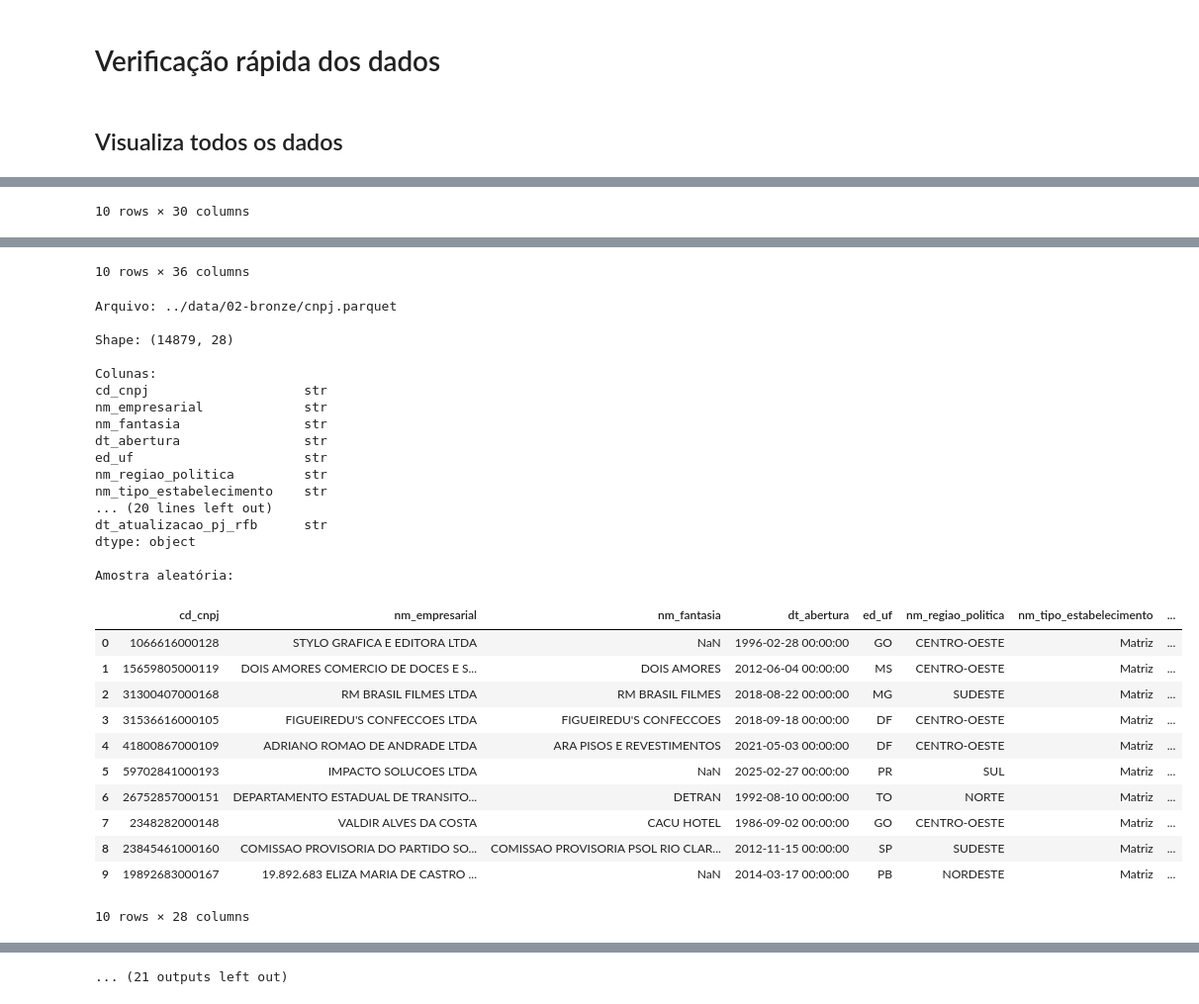
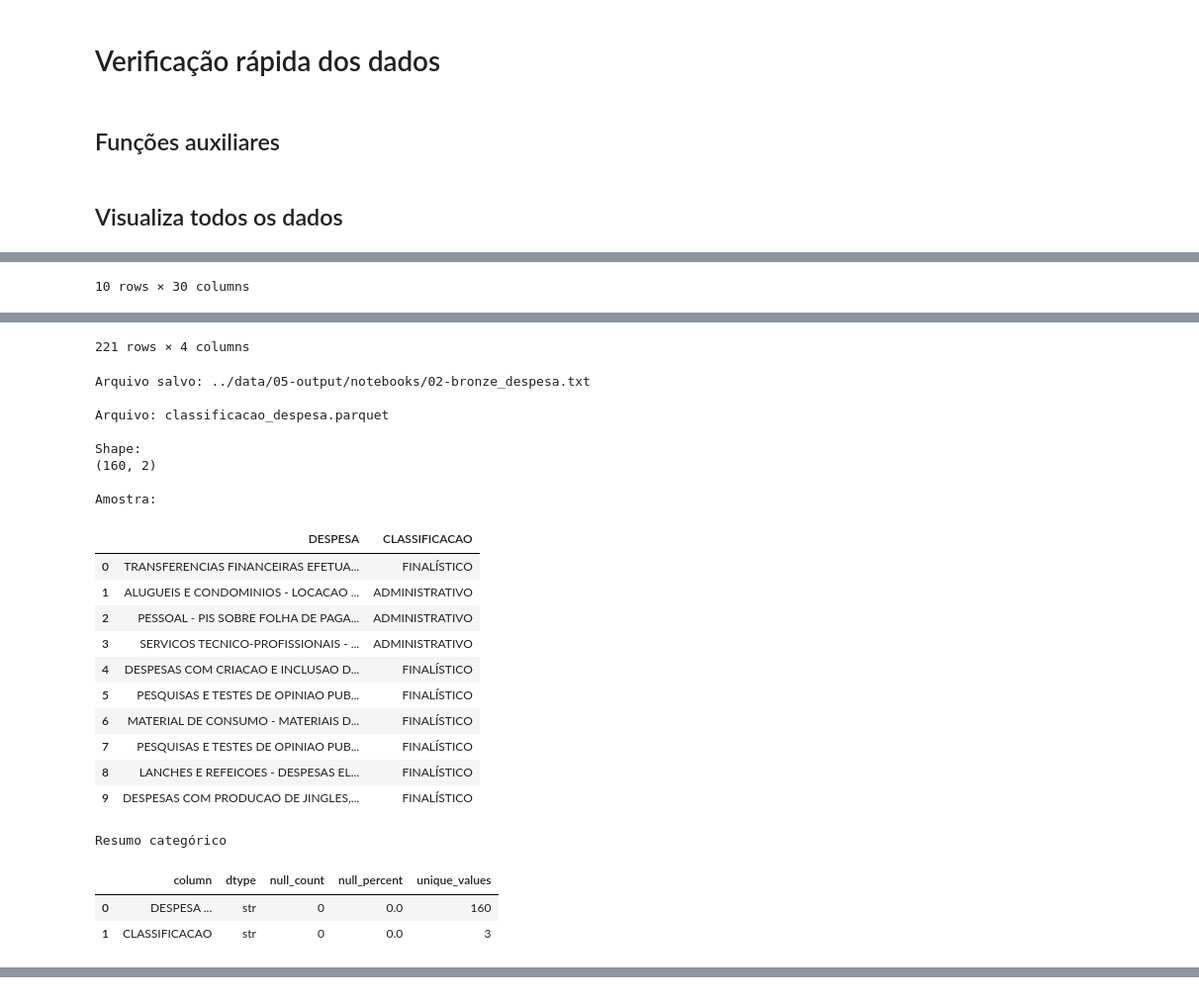
Before and after one commit to nicolas0liveira/transparencia_partidaria_br, a Jupyter notebook: notebooks/00-explorando_arquivos_gerados.ipynb, the cells around one changed output, grey strips where cells are left out. Shown at 99% size. Saved outputs shown, nothing was run; the diff lists cells and outputs as text; code cells hidden in the pictures.

```diff
--- a/notebooks/00-explorando_arquivos_gerados.ipynb
+++ b/notebooks/00-explorando_arquivos_gerados.ipynb
@@ -11,5 +11,7 @@ PARQUET_SILVER_DIR = "../data/03-silver"
 PARQUET_GOLD_DIR = "../data/04-gold"
 
 OUTPUT_DIR = "../data/05-output/notebooks"
+# %% [markdown]
+## Funções auxiliares
 # %%
 # =========================================================
@@ -230,22 +369,17 @@ def salvar_output_txt(resultados, output_dir, camada):
 # Execução
 # =========================================================
 
-PARQUET_BRONZE_FILE_NAME = get_parquet_files(PARQUET_BRONZE_DIR)
-PARQUET_SILVER_FILE_NAME = get_parquet_files(PARQUET_SILVER_DIR)
-PARQUET_GOLD_FILE_NAME = get_parquet_files(PARQUET_GOLD_DIR)
+LAYERS = {
+    "02-bronze": PARQUET_BRONZE_DIR,
+    "03-silver": PARQUET_SILVER_DIR,
+    "04-gold": PARQUET_GOLD_DIR
+}
 
+for layer_name, layer_dir in LAYERS.items():
 
-print("="*50, "\n\t Verificando arquivos BRONZE \n", "="*50)
-bronze_resultados = verificar_dados(PARQUET_BRONZE_FILE_NAME)
-salvar_output_txt(bronze_resultados, OUTPUT_DIR, "bronze")
-
-
-print("\n\n", "="*50, "\n\t Verificando arquivos SILVER \n", "="*50)
-silver_resultados = verificar_dados(PARQUET_SILVER_FILE_NAME)
-salvar_output_txt(silver_resultados, OUTPUT_DIR, "silver")
-
-
-print("\n\n", "="*50, "\n\t Verificando arquivos GOLD \n", "="*50)
-gold_resultados = verificar_dados(PARQUET_GOLD_FILE_NAME)
-salvar_output_txt(gold_resultados, OUTPUT_DIR, "gold")
+    process_layer(
+        layer_name=layer_name,
+        layer_dir=layer_dir,
+        output_dir=OUTPUT_DIR
+    )
 # %% [output]
@@ -330,30 +439,24 @@ Amostra aleatória:
-10 rows × 36 columns
+221 rows × 4 columns
-Arquivo: ../data/02-bronze/cnpj.parquet
+Arquivo salvo: ../data/05-output/notebooks/02-bronze_despesa.txt
 
-Shape: (14879, 28)
+Arquivo: classificacao_despesa.parquet
 
-Colunas:
-cd_cnpj                    str
-nm_empresarial             str
-nm_fantasia                str
-dt_abertura                str
-ed_uf                      str
-nm_regiao_politica         str
-nm_tipo_estabelecimento    str
-... (20 lines left out)
-dt_atualizacao_pj_rfb      str
-dtype: object
+Shape:
+(160, 2)
 
-Amostra aleatória:
+Amostra:
-|  | cd_cnpj | nm_empresarial | nm_fantasia | dt_abertura | ed_uf | nm_regiao_politica | nm_tipo_estabelecimento | ... |
-| 0 | 1066616000128 | STYLO GRAFICA E EDITORA LTDA | NaN | 1996-02-28 00:00:00 | GO | CENTRO-OESTE | Matriz | ... |
-| 1 | 15659805000119 | DOIS AMORES COMERCIO DE DOCES E S... | DOIS AMORES | 2012-06-04 00:00:00 | MS | CENTRO-OESTE | Matriz | ... |
-| 2 | 31300407000168 | RM BRASIL FILMES LTDA | RM BRASIL FILMES | 2018-08-22 00:00:00 | MG | SUDESTE | Matriz | ... |
-| 3 | 31536616000105 | FIGUEIREDU'S CONFECCOES LTDA | FIGUEIREDU'S CONFECCOES | 2018-09-18 00:00:00 | DF | CENTRO-OESTE | Matriz | ... |
-| 4 | 41800867000109 | ADRIANO ROMAO DE ANDRADE LTDA | ARA PISOS E REVESTIMENTOS | 2021-05-03 00:00:00 | DF | CENTRO-OESTE | Matriz | ... |
-| 5 | 59702841000193 | IMPACTO SOLUCOES LTDA | NaN | 2025-02-27 00:00:00 | PR | SUL | Matriz | ... |
-| 6 | 26752857000151 | DEPARTAMENTO ESTADUAL DE TRANSITO... | DETRAN | 1992-08-10 00:00:00 | TO | NORTE | Matriz | ... |
-| 7 | 2348282000148 | VALDIR ALVES DA COSTA | CACU HOTEL | 1986-09-02 00:00:00 | GO | CENTRO-OESTE | Matriz | ... |
-| 8 | 23845461000160 | COMISSAO PROVISORIA DO PARTIDO SO... | COMISSAO PROVISORIA PSOL RIO CLAR... | 2012-11-15 00:00:00 | SP | SUDESTE | Matriz | ... |
-| 9 | 19892683000167 | 19.892.683 ELIZA MARIA DE CASTRO ... | NaN | 2014-03-17 00:00:00 | PB | NORDESTE | Matriz | ... |
+|  | DESPESA | CLASSIFICACAO |
+| 0 | TRANSFERENCIAS FINANCEIRAS EFETUA... | FINALÍSTICO |
+| 1 | ALUGUEIS E CONDOMINIOS - LOCACAO ... | ADMINISTRATIVO |
+| 2 | PESSOAL - PIS SOBRE FOLHA DE PAGA... | ADMINISTRATIVO |
+| 3 | SERVICOS TECNICO-PROFISSIONAIS - ... | ADMINISTRATIVO |
+| 4 | DESPESAS COM CRIACAO E INCLUSAO D... | FINALÍSTICO |
+| 5 | PESQUISAS E TESTES DE OPINIAO PUB... | FINALÍSTICO |
+| 6 | MATERIAL DE CONSUMO - MATERIAIS D... | FINALÍSTICO |
+| 7 | PESQUISAS E TESTES DE OPINIAO PUB... | FINALÍSTICO |
+| 8 | LANCHES E REFEICOES - DESPESAS EL... | FINALÍSTICO |
+| 9 | DESPESAS COM PRODUCAO DE JINGLES,... | FINALÍSTICO |
-10 rows × 28 columns
+Resumo categórico
+|  | column | dtype | null_count | null_percent | unique_values |
+| 0 | DESPESA ... | str | 0 | 0.0 | 160 |
+| 1 | CLASSIFICACAO | str | 0 | 0.0 | 3 |
@@ -377 +463,0 @@ Amostra aleatória:
-... (21 outputs left out)
```
Also changed, not shown: parts of 4 cells of this notebook, 10 other files.
